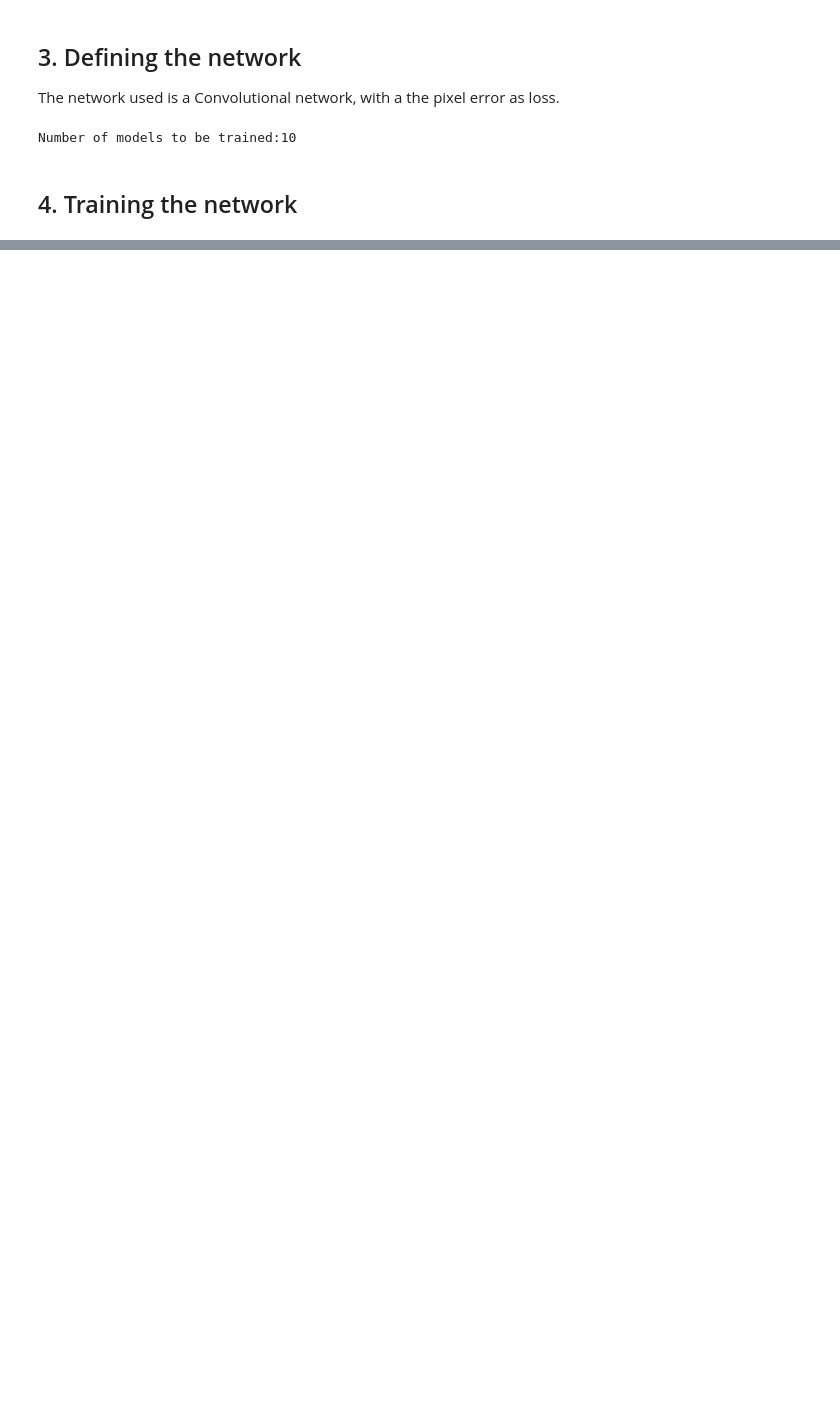
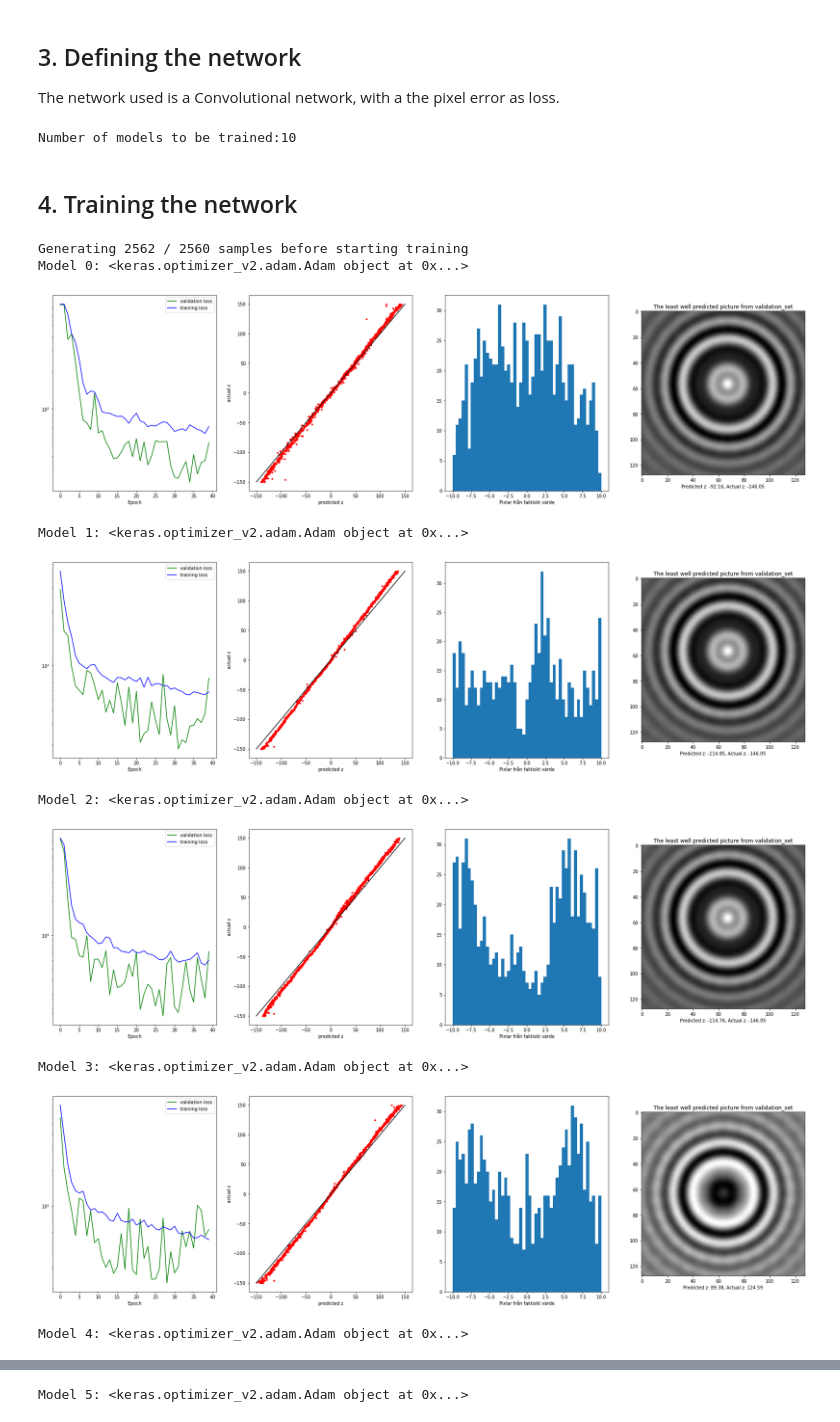
Before and after one commit to stupidnameomg/practicing-deeptrack, a Jupyter notebook: liam/MEAN_VALUE.ipynb, the cells around one changed output, grey strips where cells are left out. Drawn from its saved outputs; the diff is of its cells as text; code cells hidden in the pictures; blank space fills up the shorter version.

```diff
--- a/liam/MEAN_VALUE.ipynb
+++ b/liam/MEAN_VALUE.ipynb
@@ -220,31 +220,42 @@ TRAIN_MODEL = True
 
 validation_set_size = 1024
 validation_set = [dataset.update().resolve() for _ in range(validation_set_size)]
 validation_labels = [get_label(image) for image in validation_set]
 
 
 generator = dt.generators.ContinuousGenerator(
     dataset,
     get_label,
     min_data_size=512*5,
     max_data_size=512*6,
     batch_size=128
 )
 
 with generator:
     for i, model in enumerate(models):
         h = model.fit(
             generator,
             validation_data=(
                 np.array(validation_set),
                 np.array(validation_labels)
             ),
             epochs=40,
-            verbose=0,
+            verbose=1,
         )
         print(f'Model {i}:', model.optimizer)
         save_progress(h, validation_set, validation_labels, model, plot=True)
 
     plot_together(models)
     #images_dir = '/content/gdrive/My Drive/Images'
     #plt.savefig(f"{images_dir}/{i}.png")
+# %% [output]
+Generating 2562 / 2560 samples before starting training
+Model 0: <keras.optimizer_v2.adam.Adam object at 0x...>
+[figure, added]
+Model 1: <keras.optimizer_v2.adam.Adam object at 0x...>
+[figure, added]
+Model 2: <keras.optimizer_v2.adam.Adam object at 0x...>
+[figure, added]
+Model 3: <keras.optimizer_v2.adam.Adam object at 0x...>
+[figure, added]
+Model 4: <keras.optimizer_v2.adam.Adam object at 0x...>
@@ -250,0 +263 @@ with generator:
+Model 5: <keras.optimizer_v2.adam.Adam object at 0x...>
```
Also changed, not shown: parts of 3 cells of this notebook.
